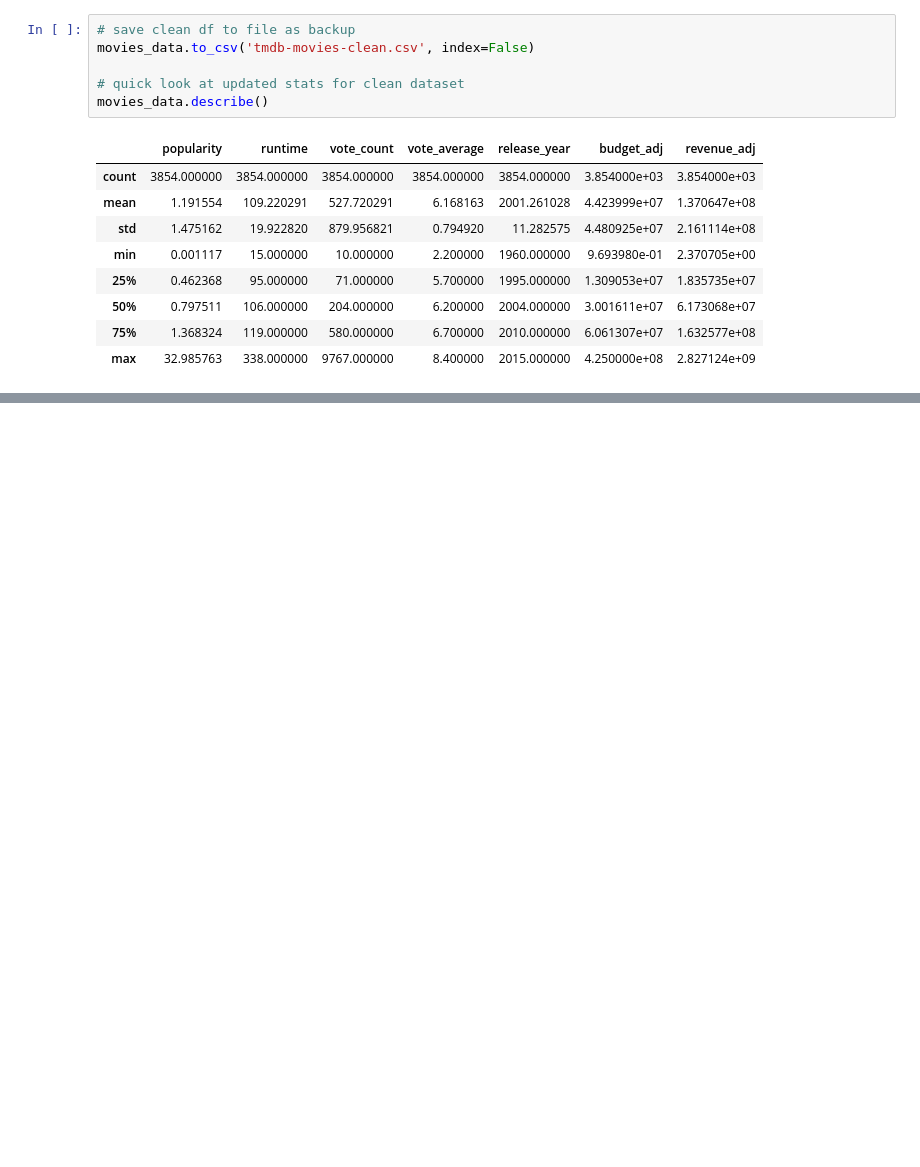
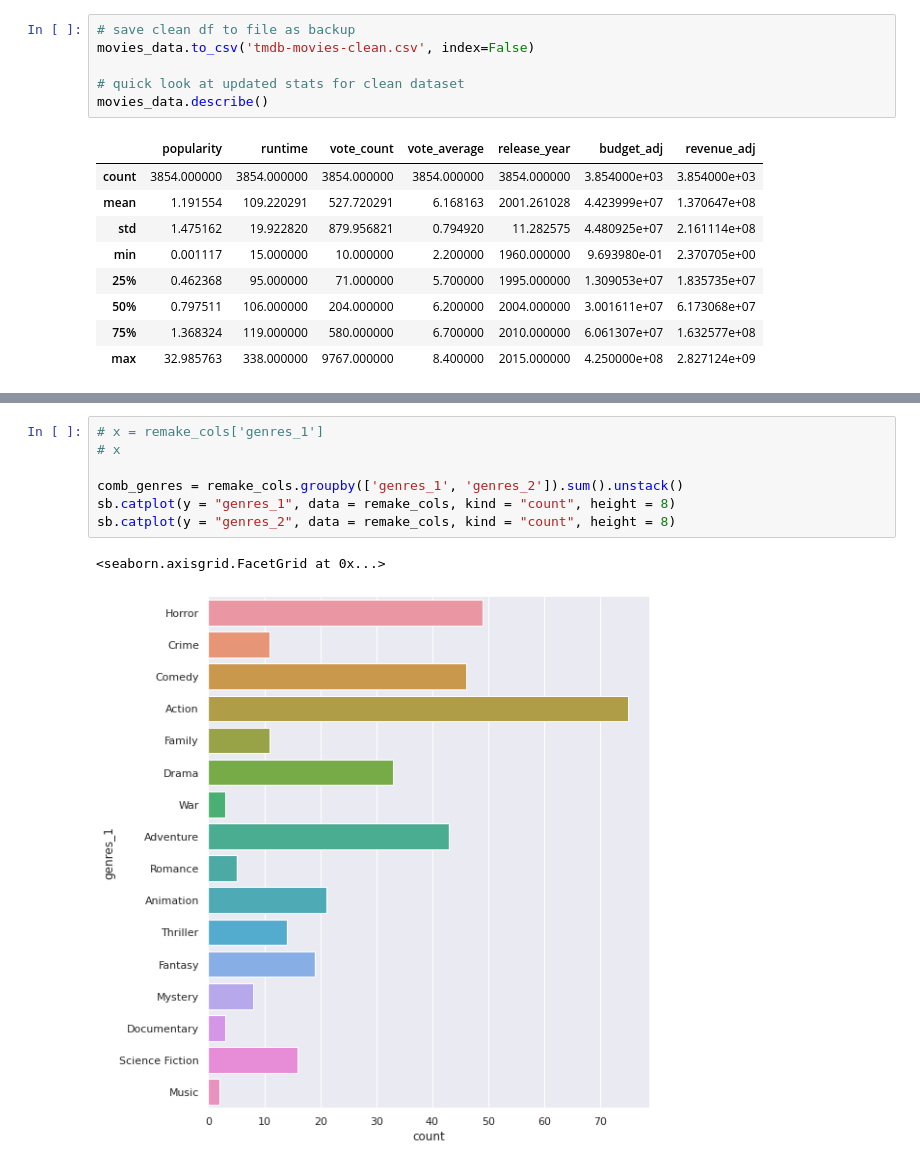
Before and after one commit to pohhjie/movie-analysis, a Jupyter notebook: movie-analysis_v1.ipynb, the cells around one changed output, grey strips where cells are left out. Cells and saved outputs as stored; diff of their text form; blank space fills up the shorter version.

```diff
--- a/movie-analysis_v1.ipynb
+++ b/movie-analysis_v1.ipynb
@@ -301,0 +447,10 @@ movies_data.describe()
+# %%
+# x = remake_cols['genres_1']
+# x
+
+comb_genres = remake_cols.groupby(['genres_1', 'genres_2']).sum().unstack()
+sb.catplot(y = "genres_1", data = remake_cols, kind = "count", height = 8)
+sb.catplot(y = "genres_2", data = remake_cols, kind = "count", height = 8)
+# %% [output]
+<seaborn.axisgrid.FacetGrid at 0x...>
+[figure, added]
```
Also changed, not shown: parts of 18 cells of this notebook.
